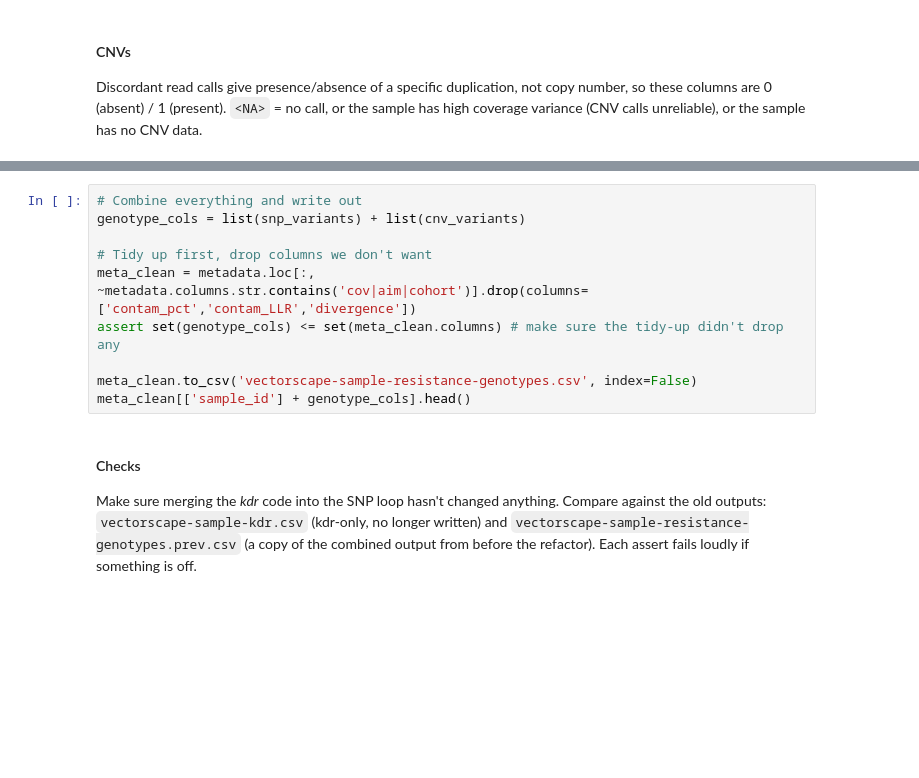
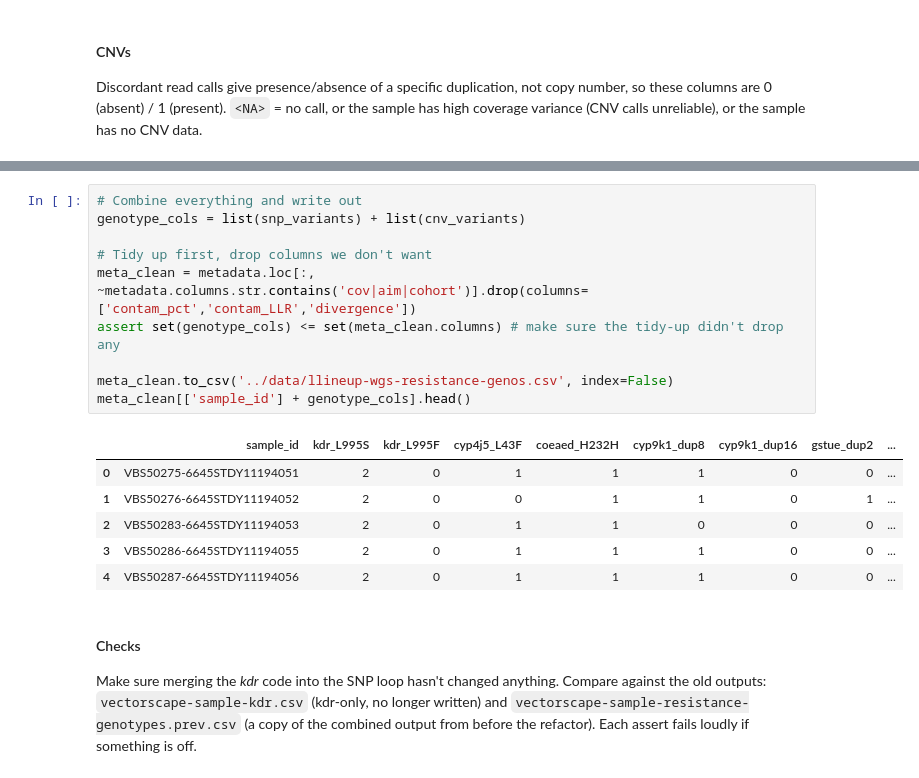
Before and after one commit to idem-lab/spatial_ir_surveillance, a Jupyter notebook: notebooks/vectorscape-samples.ipynb, the cells around one changed output, grey strips where cells are left out. Cells and saved outputs as stored; diff of their text form; blank space fills up the shorter version.

Commit message:
tidy data output into the right place

```diff
--- a/notebooks/vectorscape-samples.ipynb
+++ b/notebooks/vectorscape-samples.ipynb
@@ -157,13 +176,20 @@ metadata[list(cnv_variants)].apply(lambda col: col.value_counts(dropna = False))
 # %%
 # Combine everything and write out
 genotype_cols = list(snp_variants) + list(cnv_variants)
 
 # Tidy up first, drop columns we don't want
 meta_clean = metadata.loc[:, ~metadata.columns.str.contains('cov|aim|cohort')].drop(columns=['contam_pct','contam_LLR','divergence'])
 assert set(genotype_cols) <= set(meta_clean.columns) # make sure the tidy-up didn't drop any
 
-meta_clean.to_csv('vectorscape-sample-resistance-genotypes.csv', index=False)
+meta_clean.to_csv('../data/llineup-wgs-resistance-genos.csv', index=False)
 meta_clean[['sample_id'] + genotype_cols].head()
+# %% [output]
+|  | sample_id | kdr_L995S | kdr_L995F | cyp4j5_L43F | coeaed_H232H | cyp9k1_dup8 | cyp9k1_dup16 | gstue_dup2 | ... |
+| 0 | VBS50275-6645STDY11194051 | 2 | 0 | 1 | 1 | 1 | 0 | 0 | ... |
+| 1 | VBS50276-6645STDY11194052 | 2 | 0 | 0 | 1 | 1 | 0 | 1 | ... |
+| 2 | VBS50283-6645STDY11194053 | 2 | 0 | 1 | 1 | 0 | 0 | 0 | ... |
+| 3 | VBS50286-6645STDY11194055 | 2 | 0 | 1 | 1 | 1 | 0 | 0 | ... |
+| 4 | VBS50287-6645STDY11194056 | 2 | 0 | 1 | 1 | 1 | 0 | 0 | ... |
 # %% [markdown]
 #### Checks
 Make sure merging the *kdr* code into the SNP loop hasn't changed anything. Compare against the old outputs: `vectorscape-sample-kdr.csv` (kdr-only, no longer written) and `vectorscape-sample-resistance-genotypes.prev.csv` (a copy of the combined output from before the refactor). Each assert fails loudly if something is off.
```
Also changed, not shown: parts of 5 cells of this notebook, 1 other file.
